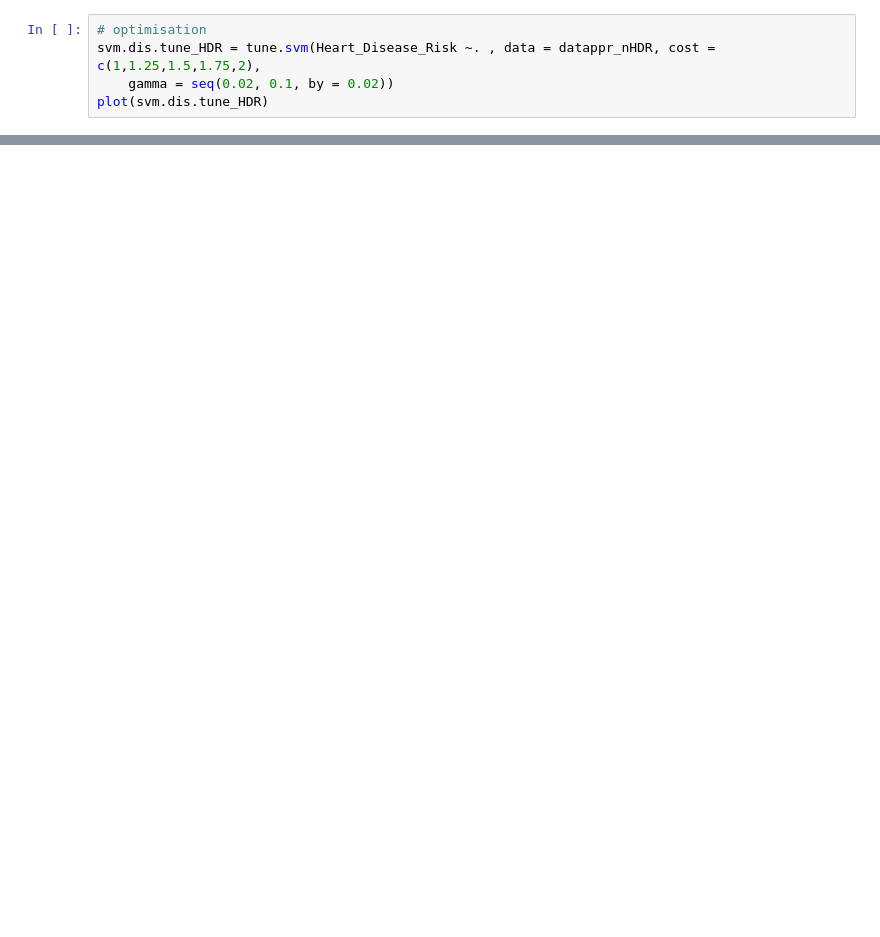
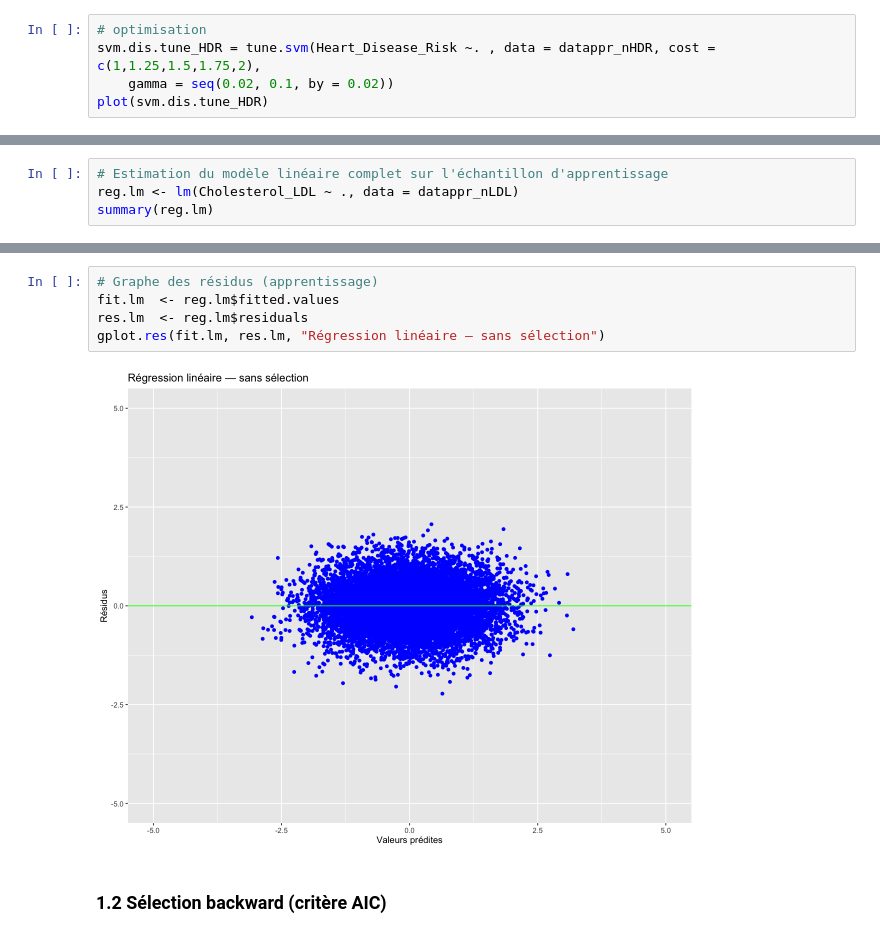
Before and after one commit to clairesn23/machine_learning, a Jupyter notebook: Projet_R.ipynb, the cells around one changed output, grey strips where cells are left out. Cells and saved outputs as stored; diff of their text form; blank space fills up the shorter version.

Commit message:
Projet R version Cholesterol

```diff
--- a/Projet_R.ipynb
+++ b/Projet_R.ipynb
@@ -1088,0 +1152,4 @@ plot(svm.dis.tune_HDR)
+# %%
+# Estimation du modèle linéaire complet sur l'échantillon d'apprentissage
+reg.lm <- lm(Cholesterol_LDL ~ ., data = datappr_nLDL)
+summary(reg.lm)
@@ -1088,0 +1174,9 @@ plot(svm.dis.tune_HDR)
+# %%
+# Graphe des résidus (apprentissage)
+fit.lm  <- reg.lm$fitted.values
+res.lm  <- reg.lm$residuals
+gplot.res(fit.lm, res.lm, "Régression linéaire — sans sélection")
+# %% [output]
+[figure, added]
+# %% [markdown]
+### 1.2 Sélection backward (critère AIC)
```
Also changed, not shown: parts of 72 cells of this notebook.
